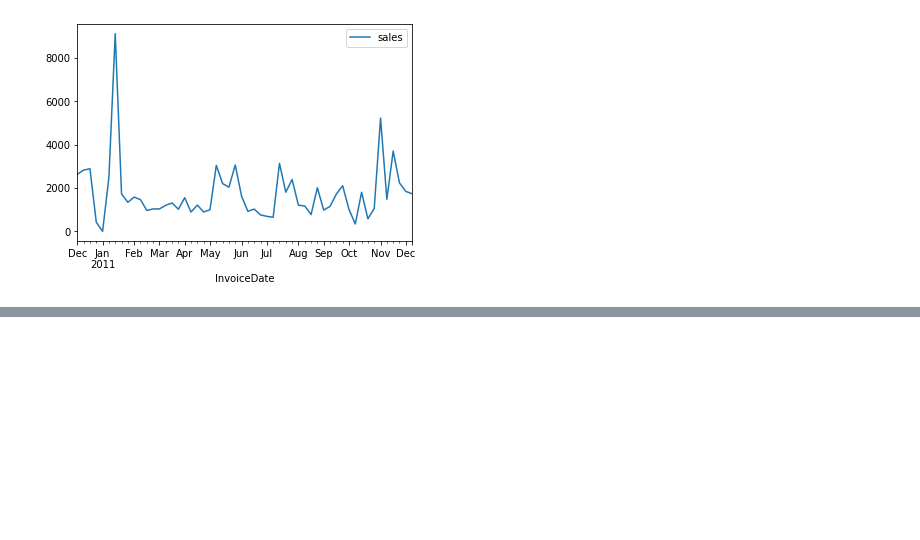
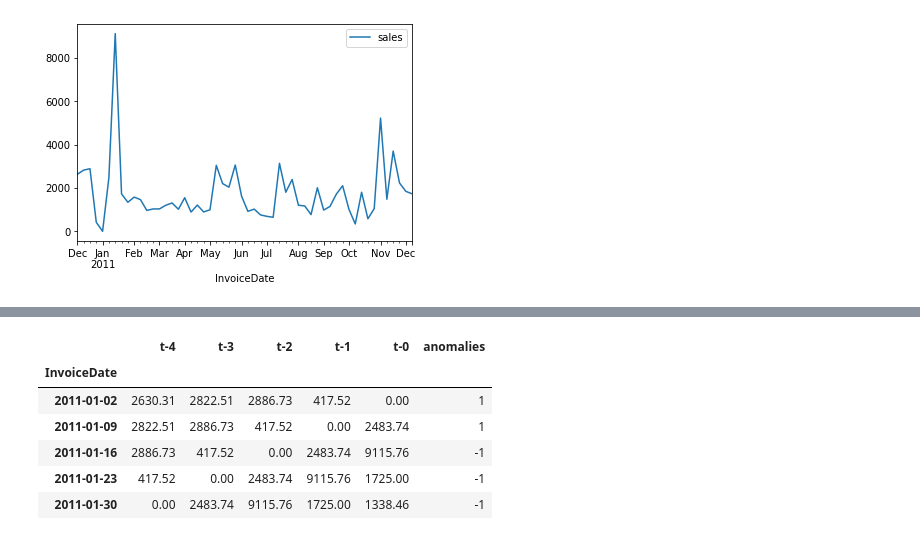
Before and after one commit to mesmalif/MVP, a Jupyter notebook: anomaly_detection/unsupervised_testing/sales_anomalies.ipynb, the cells around one changed output, grey strips where cells are left out. Saved outputs shown, nothing was run; the diff lists cells and outputs as text; code cells hidden in the pictures; blank space fills up the shorter version.

```diff
--- a/anomaly_detection/unsupervised_testing/sales_anomalies.ipynb
+++ b/anomaly_detection/unsupervised_testing/sales_anomalies.ipynb
@@ -61,0 +61,13 @@ plt.savefig(f'sales.png')
+# %%
+# df_weekly_shifted =
+anomaly_detector = IsolationForest(contamination=.1)
+X.loc[:,'anomalies'] = anomaly_detector.fit_predict(X)
+X.head()
+# %% [output]
+|  | t-4 | t-3 | t-2 | t-1 | t-0 | anomalies |
+| InvoiceDate |  |  |  |  |  |  |
+| 2011-01-02 | 2630.31 | 2822.51 | 2886.73 | 417.52 | 0.00 | 1 |
+| 2011-01-09 | 2822.51 | 2886.73 | 417.52 | 0.00 | 2483.74 | 1 |
+| 2011-01-16 | 2886.73 | 417.52 | 0.00 | 2483.74 | 9115.76 | -1 |
+| 2011-01-23 | 417.52 | 0.00 | 2483.74 | 9115.76 | 1725.00 | -1 |
+| 2011-01-30 | 0.00 | 2483.74 | 9115.76 | 1725.00 | 1338.46 | -1 |
```
Also changed, not shown: parts of 7 cells of this notebook, 1 other file.
